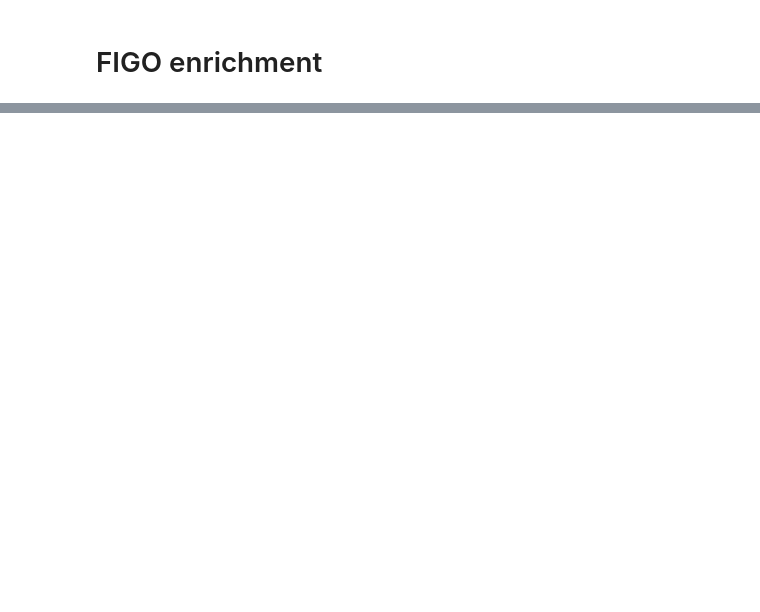
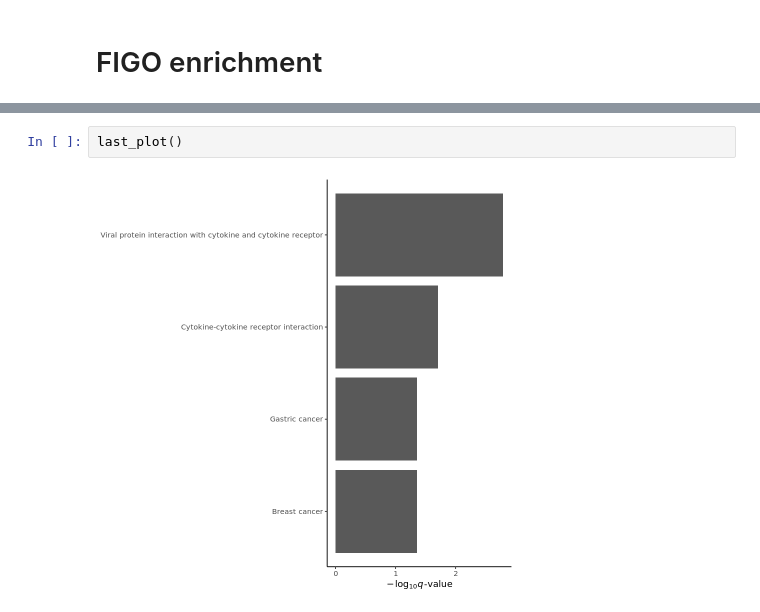
Before and after one commit to fogg-lab/characterizing-ecm-transcriptome-of-endometriosis, a Jupyter notebook: figures/ea_results_vis.ipynb, the cells around one changed output, grey strips where cells are left out. Drawn from its saved outputs; the diff is of its cells as text; blank space fills up the shorter version.

```diff
--- a/figures/ea_results_vis.ipynb
+++ b/figures/ea_results_vis.ipynb
@@ -113,0 +122,4 @@ ggsave(paste0(dirs$figures_dir, "/enrichment/", unified_dsets[dset_idx], "_nsmg_
+# %%
+last_plot()
+# %% [output]
+[figure, added]
```
Also changed, not shown: parts of 8 cells of this notebook, 3 other files.
